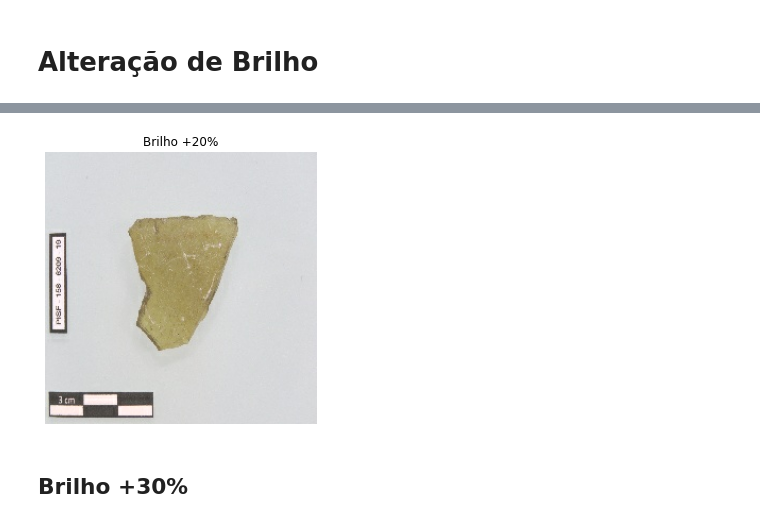
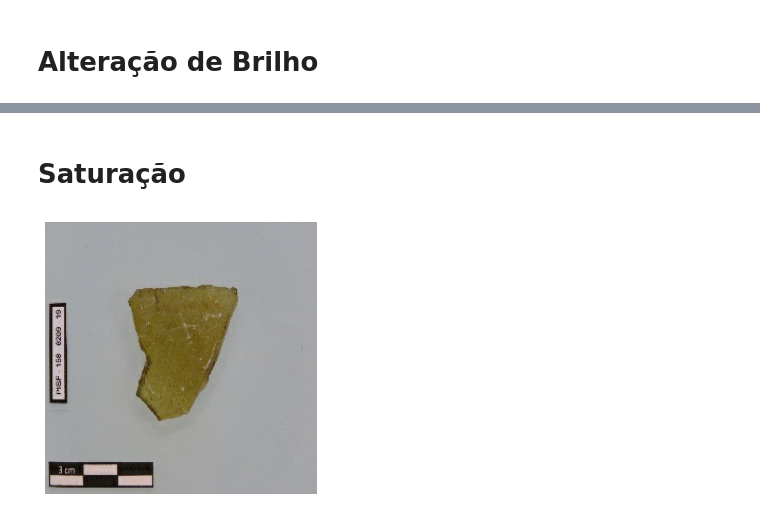
Before and after one commit to ArthurrCr/projeto_classificacao_artefatos, a Jupyter notebook: notebooks/_preprocessamento.ipynb, the cells around one changed output, grey strips where cells are left out. Cells and saved outputs as stored; diff of their text form; code cells hidden in the pictures.

```diff
--- a/notebooks/_preprocessamento.ipynb
+++ b/notebooks/_preprocessamento.ipynb
@@ -126,12 +100,11 @@ plt.show()
+# %% [markdown]
+# Saturação
 # %%
-brightness_image_20 = adjust_brightness(original_image, delta=0.2)
+saturacao_image = adjust_saturation(original_image, saturation_factor = 1.2)
 
 plt.figure(figsize=(5, 5))
-plt.imshow(brightness_image_20)
-plt.title('Brilho +20%')
+plt.imshow(saturacao_image)
 plt.axis('off')
 plt.show()
 # %% [output]
-[figure, old version]
+[figure, new version]
-# %% [markdown]
-## Brilho +30%
```
Also changed, not shown: parts of 29 cells of this notebook, 4 other files.
